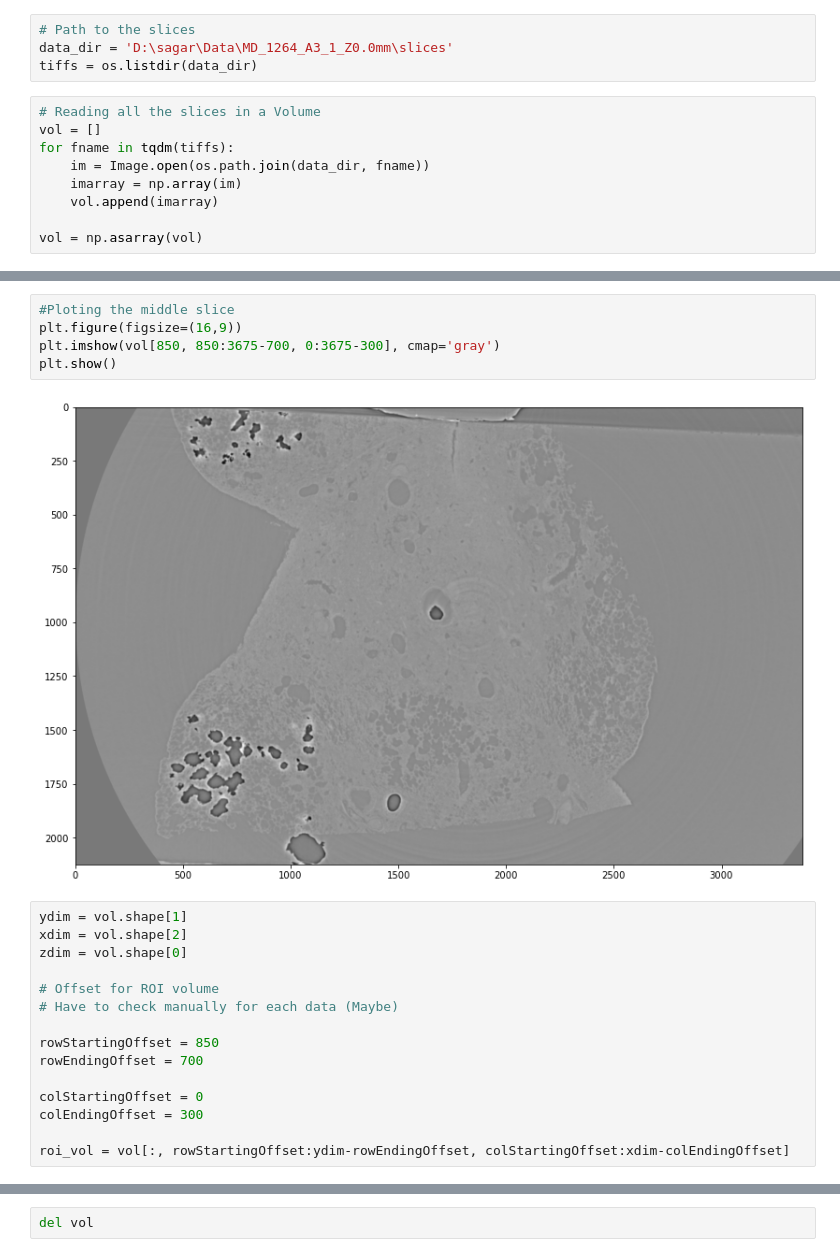
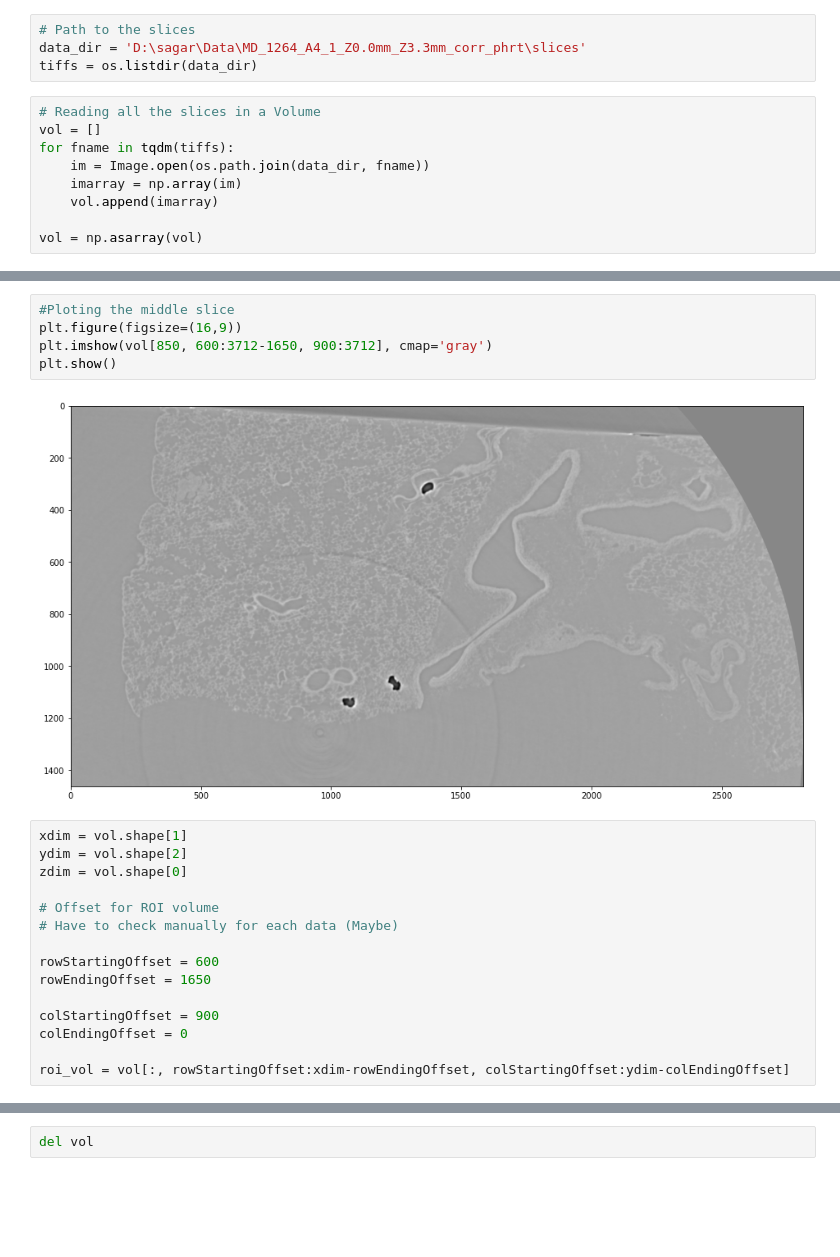
Before and after one commit to mrahmansagar/poreAnalysis, a Jupyter notebook: roi_extraction_all.ipynb, the cells around one changed output, grey strips where cells are left out. Drawn from its saved outputs; the diff is of its cells as text; blank space fills up the shorter version.

```diff
--- a/roi_extraction_all.ipynb
+++ b/roi_extraction_all.ipynb
@@ -9,7 +9,7 @@ from tqdm import tqdm
 import tifffile
 # %%
 # Path to the slices
-data_dir = 'D:\sagar\Data\MD_1264_A3_1_Z0.0mm\slices'
+data_dir = 'D:\sagar\Data\MD_1264_A4_1_Z0.0mm_Z3.3mm_corr_phrt\slices'
 tiffs = os.listdir(data_dir)
 # %%
 # Reading all the slices in a Volume
@@ -34,25 +34,25 @@ plt.show()
 # %%
 #Ploting the middle slice
 plt.figure(figsize=(16,9))
-plt.imshow(vol[850, 850:3675-700, 0:3675-300], cmap='gray')
+plt.imshow(vol[850, 600:3712-1650, 900:3712], cmap='gray')
 plt.show()
 # %% [output]
-[figure, old version]
+[figure, new version]
 # %%
-ydim = vol.shape[1]
-xdim = vol.shape[2]
+xdim = vol.shape[1]
+ydim = vol.shape[2]
 zdim = vol.shape[0]
 
 # Offset for ROI volume
 # Have to check manually for each data (Maybe)
 
-rowStartingOffset = 850
-rowEndingOffset = 700
+rowStartingOffset = 600
+rowEndingOffset = 1650
 
-colStartingOffset = 0
-colEndingOffset = 300
+colStartingOffset = 900
+colEndingOffset = 0
 
-roi_vol = vol[:, rowStartingOffset:ydim-rowEndingOffset, colStartingOffset:xdim-colEndingOffset]
+roi_vol = vol[:, rowStartingOffset:xdim-rowEndingOffset, colStartingOffset:ydim-colEndingOffset]
 # %%
 #Ploting the middle slice
 plt.figure(figsize=(16,9))
```
Also changed, not shown: parts of 6 cells of this notebook, 3 other files.
